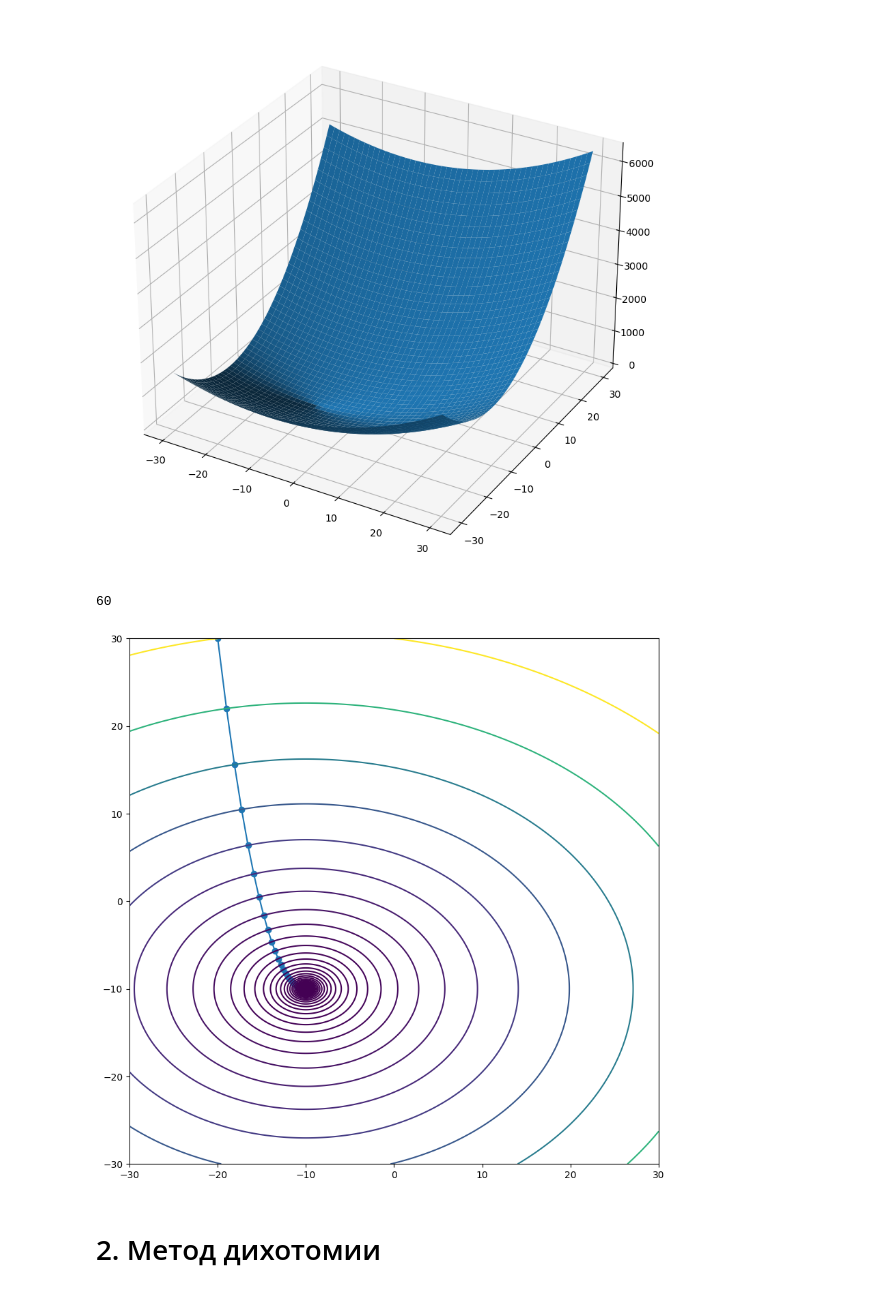
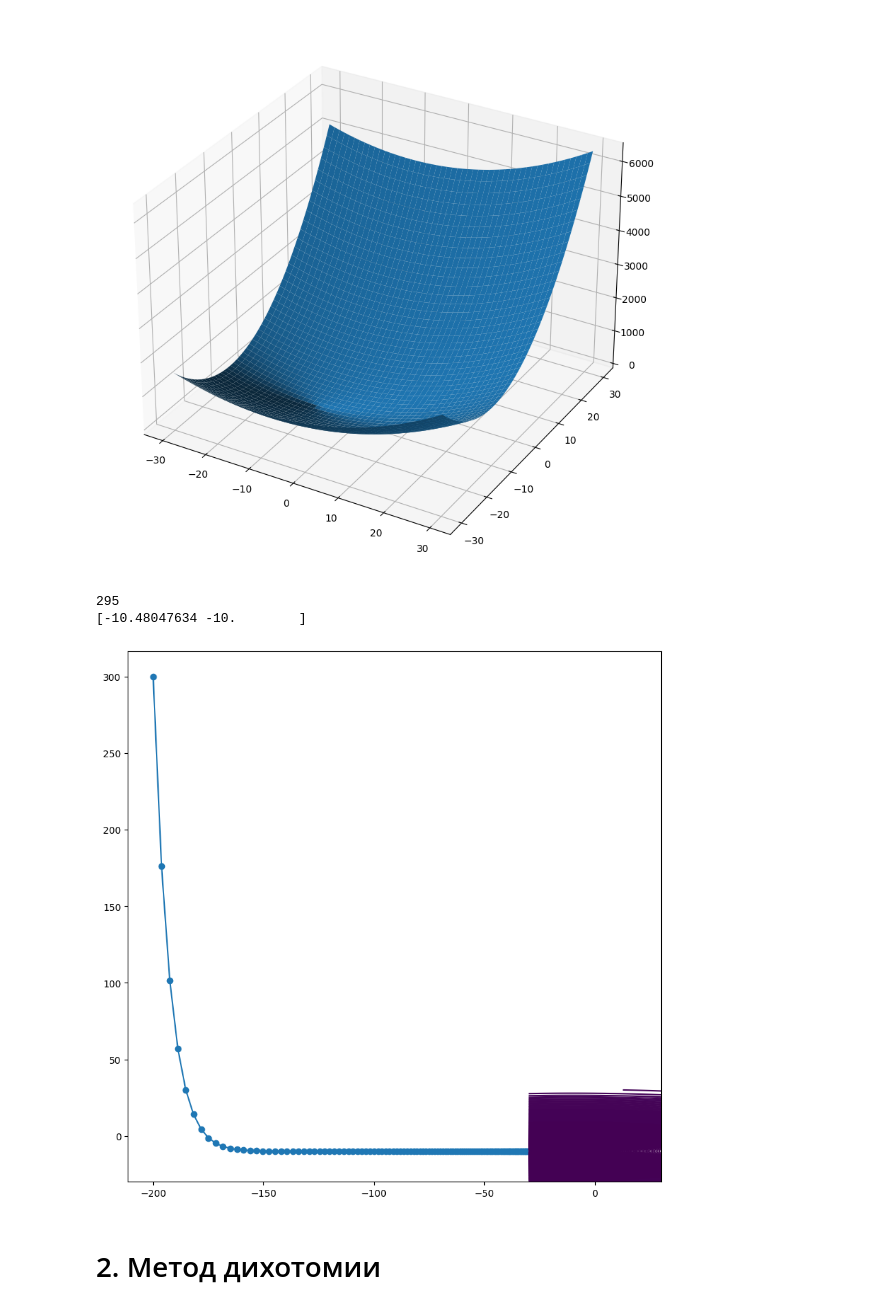
Before and after one commit to MegaVerkruzo/Methods-Optimization, a Jupyter notebook: Lab_1 (1).ipynb, the cells around one changed output. Saved outputs shown, nothing was run; the diff lists cells and outputs as text; code cells hidden in the pictures.

```diff
--- a/Lab_1 (1).ipynb
+++ b/Lab_1 (1).ipynb
@@ -6,7 +6,7 @@ plt.rcParams["figure.figsize"] = (10,10)
 # 1. Градиентный спуск с постоянным шагом
 # %%
 alpha = 1
-beta = 2
+beta = 20
 def f1(x, y):
     return alpha * (x + 10) ** 2 + beta * (y + 10) ** 2
 
@@ -21,26 +21,28 @@ ax.plot_surface(X, Y, f1(X, Y))
 <mpl_toolkits.mplot3d.art3d.Poly3DCollection at 0x...>
 [figure]
 # %%
-def gradient_descent(f, grad, x, eps = 0.002, lr=0.05):
+def gradient_descent(f, grad, x, eps = 0.01, lr=0.01):
   points = []
   points.append(x)
   grad_cnt = 0
-  for i in range(1, 100):
+  while True:
       x = x - lr * np.array(grad(x[0], x[1]))
+      if np.linalg.norm(x - points[-1]) < eps:
+        break
       points.append(x)
       grad_cnt += 1
-      if np.linalg.norm(x - points[i-1]) < eps:
-        break
 
   points = np.array(points)
   print(grad_cnt)
+  print(x)
   plt.plot(points[:, 0], points[:, 1], 'o-')
   plt.contour(X, Y, f(X, Y), levels=sorted([f(p[0], p[1]) for p in points]))
 # %%
-gradient_descent(f1, grad, [-20, 30])
+gradient_descent(f1, grad, [-200, 300])
 # %% [output]
-60
+295
+[-10.48047634 -10.        ]
-[figure, old version]
+[figure, new version]
 # %% [markdown]
 # 2. Метод дихотомии
 # %%
```
Also changed, not shown: parts of 2 cells of this notebook.
